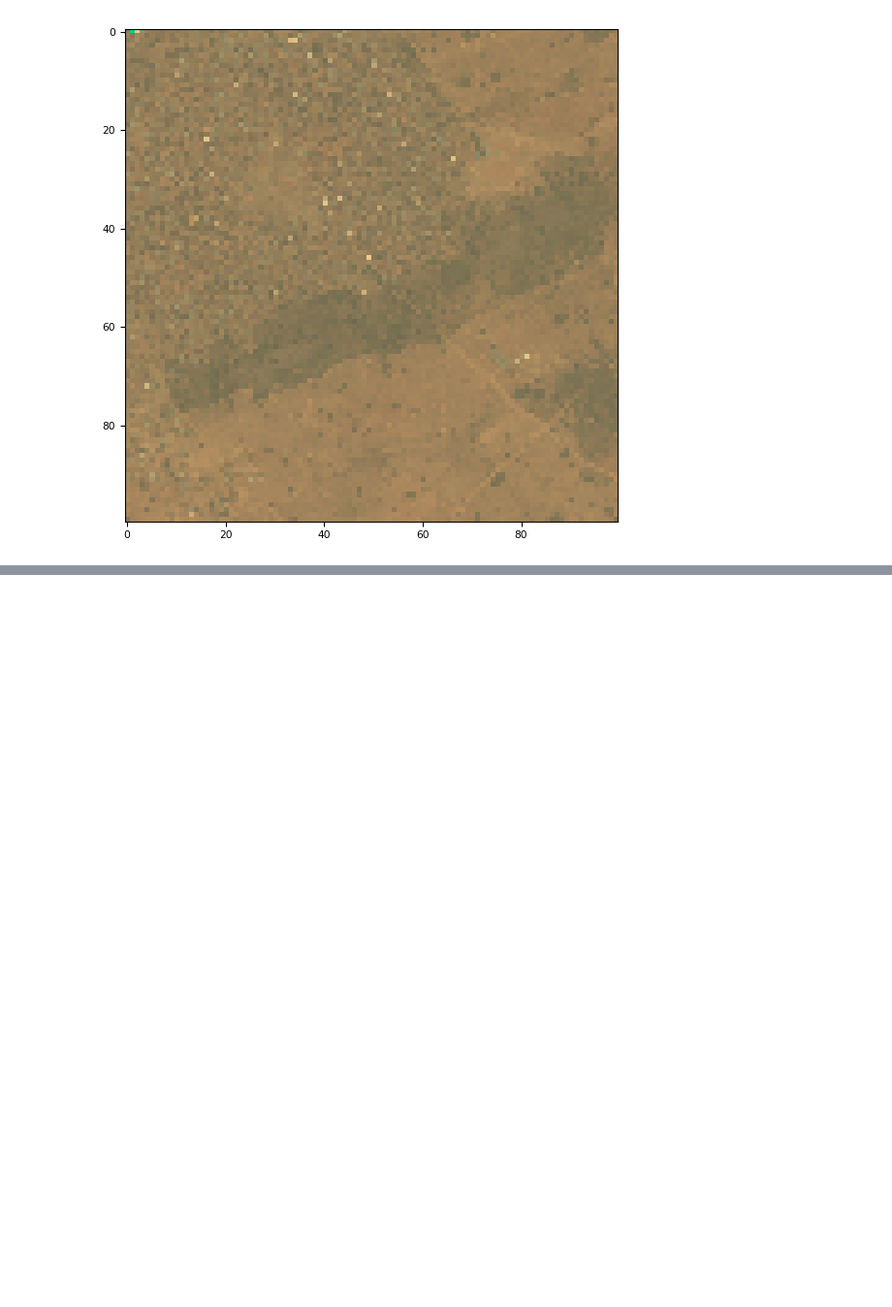
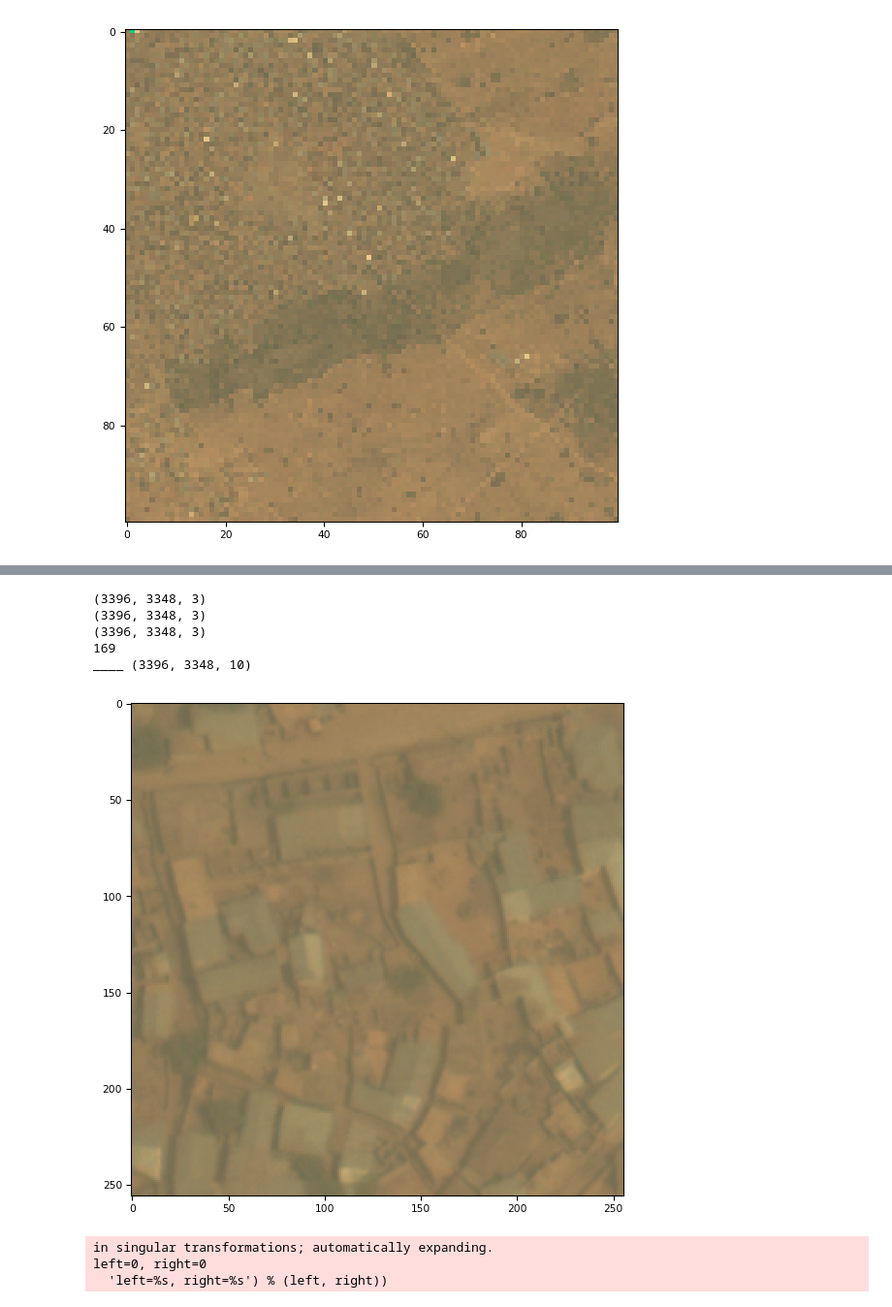
Before and after one commit to ParuninPavel/remote_sensing, a Jupyter notebook: Dataset_prep_lib.ipynb, the cells around one changed output, grey strips where cells are left out. Shown at 97% size. Drawn from its saved outputs; the diff is of its cells as text; code cells hidden in the pictures; blank space fills up the shorter version.

Commit message:
added get_ordered_patches method in class MapObject

```diff
--- a/Dataset_prep_lib.ipynb
+++ b/Dataset_prep_lib.ipynb
@@ -201,6 +201,7 @@ class MapObject (object):
             img = np.pad(img,((pad_h_1,pad_h_2),(pad_w_1,pad_w_2),(0,0)), 'reflect')
             if not no_mask:
                 mask = np.pad(mask,((pad_h_1,pad_h_2),(pad_w_1,pad_w_2),(0,0)), 'reflect')
+
         # Get coordinates of patches
         h,w,_ = img.shape
         coords = []
@@ -212,13 +213,34 @@ class MapObject (object):
                 coord_w = j*(patch_size[1]-shear_int[1])
                 coords.append((coord_h, coord_w))
         print(img.shape)
+
         # Pad image and mask for geting bigger picture on augmentation step
         if aug:
             img = np.pad(img,((patch_size[1]//2,patch_size[1]//2),(patch_size[0]//2,patch_size[0]//2),(0,0)), 'reflect')
             if not no_mask:
                 mask = np.pad(mask,((patch_size[1]//2,patch_size[1]//2),(patch_size[0]//2,patch_size[0]//2),(0,0)), 'reflect')
+        # Get patches
+        if not no_mask:
+            raw_img_patches, raw_mask_patches = self._crop(coords, (patch_size[0]+patch_size[1],patch_size[0]+patch_size[1]),
+                                 img, mask=mask, random_shear=random_shear, aug=aug)
+        else:
+            raw_img_patches, raw_mask_patches = self._crop(coords, (patch_size[0]+patch_size[1],patch_size[0]+patch_size[1]),
+                                 img, random_shear=random_shear, aug=aug)
+        print(len(coords))
+        print('____', mask.shape)
+        # Deriving centers of images and masks with the size=patch_size
+        img_patches = []
+        mask_patches = []
+        for raw_img_patch in raw_img_patches:
+            h = (raw_img_patch.shape[0] - patch_size[0])//2
+            w = (raw_img_patch.shape[1] - patch_size[1])//2
+            img_patches.append(raw_img_patch[h:h+patch_size[0], w:w+patch_size[1]])
 
-        return coords
+        for raw_mask_patch in raw_mask_patches:
+            h = (raw_mask_patch.shape[0] - patch_size[0])//2
+            w = (raw_mask_patch.shape[1] - patch_size[1])//2
+            mask_patches.append(raw_mask_patch[h:h+patch_size[0], w:w+patch_size[1]])
+        return img_patches, mask_patches
 
     def split_img_and_msk(self, size = (256,256), ):
         h, w, _ = self.img.shape
@@ -274,7 +296,7 @@ class MapObject (object):
                 mask_out = np.rot90(mask_out, n)
         # Scale augmentaion
         if zoom == True:
-            resize_factor = random.uniform(0.75, 1.5)
+            resize_factor = random.uniform(0.8, 1.2)
             h_img, w_img, _ = img_out.shape
             img_out = cv2.resize(img_out, (int(h_img*resize_factor),int(w_img*resize_factor)))
             if mask_out is not None:
@@ -294,8 +316,8 @@ class MapObject (object):
             w_1 = coord[1]
             w_2 = w_1+size[1]
             if random_shear:
-                d_h = int(random.uniform(-0.2, 0.2)*size[0] )
-                d_w = int(random.uniform(-0.2, 0.2)*size[1])
+                d_h = int(random.uniform(-0.1, 0.1)*size[0] )
+                d_w = int(random.uniform(-0.1, 0.1)*size[1])
                 h_1+=d_h
                 h_2+=d_h
                 w_1+=d_w
@@ -306,7 +328,7 @@ class MapObject (object):
             w_2 = np.clip (w_2, 0+size[1], w)
             img_patch = img[h_1:h_2,w_1:w_2]
 
-            print(img_patch.shape)
+            #print(img_patch.shape)
 
             if mask is not None:
                 mask_patch = mask[h_1:h_2,w_1:w_2]
@@ -517,5 +536,20 @@ left=0, right=0
 # %%
 img_ra = np.rollaxis(img, 0,3)
 test = MapObject(img_ra, masks_dict)
 test.poly2mask()
-test.get_ordered_patches(padding=True,shear= 0, scale = 1)
+patches, mask_patches = test.get_ordered_patches(shear=0, scale = 1, random_shear=False, aug=False)
+for i in range(5):
+    tiff.imshow(patches[i])
+    plt.show()
+    tiff.imshow(mask_patches[i][:,:,0])
+    plt.show()
+# %% [output]
+(3396, 3348, 3)
+(3396, 3348, 3)
+(3396, 3348, 3)
+169
+____ (3396, 3348, 10)
+[figure, added]
+in singular transformations; automatically expanding.
+left=0, right=0
+  'left=%s, right=%s') % (left, right))
```
Also changed, not shown: parts of 4 cells of this notebook.
